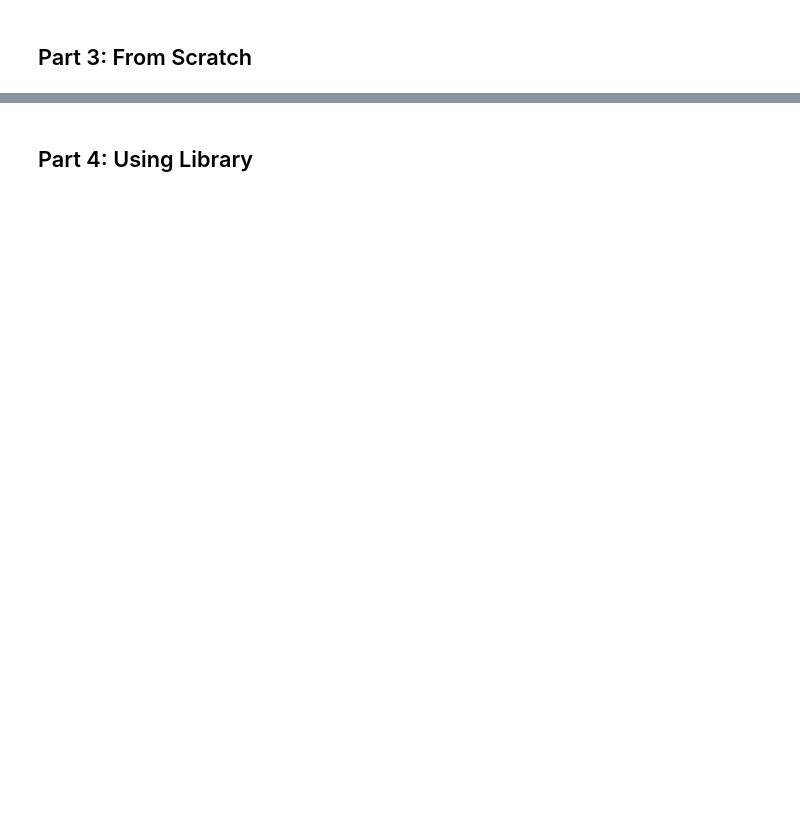
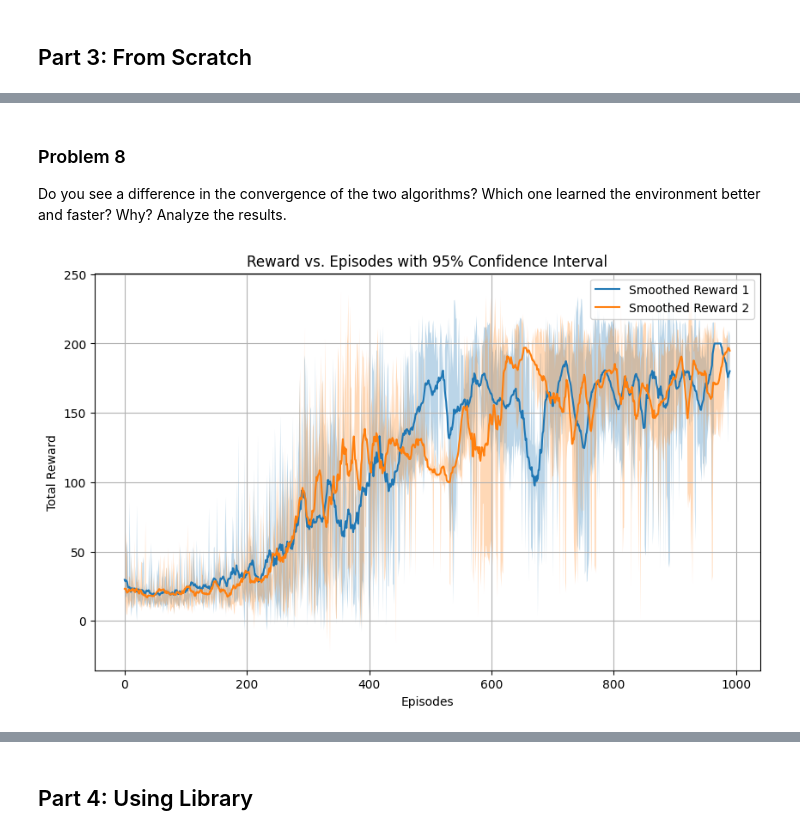
Before and after one commit to maj2idfar/Interactive-Learning-Course-Projects, a Jupyter notebook: 4_Deep_RL/4_Deep_RL.ipynb, the cells around one changed output, grey strips where cells are left out. Drawn from its saved outputs; the diff is of its cells as text; code cells hidden in the pictures; blank space fills up the shorter version.

```diff
--- a/4_Deep_RL/4_Deep_RL.ipynb
+++ b/4_Deep_RL/4_Deep_RL.ipynb
@@ -197,0 +678,8 @@ if __name__ == "__main__":
+# %% [markdown]
+### Problem 8
+
+Do you see a difference in the convergence of the two algorithms? Which one learned the environment better and faster? Why? Analyze the results.
+# %%
+plot_rewards_comp(rewards_all_runs, rewards_all_runs_ddqn)
+# %% [output]
+[figure, added]
```
Also changed, not shown: parts of 61 cells of this notebook, 4 other files.
